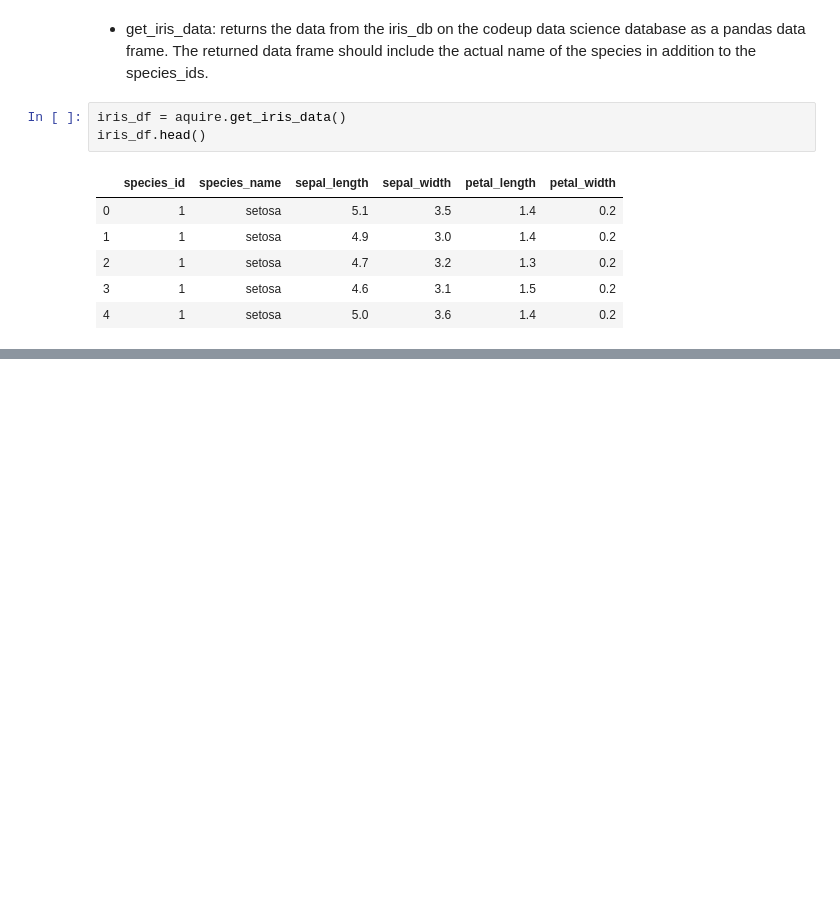
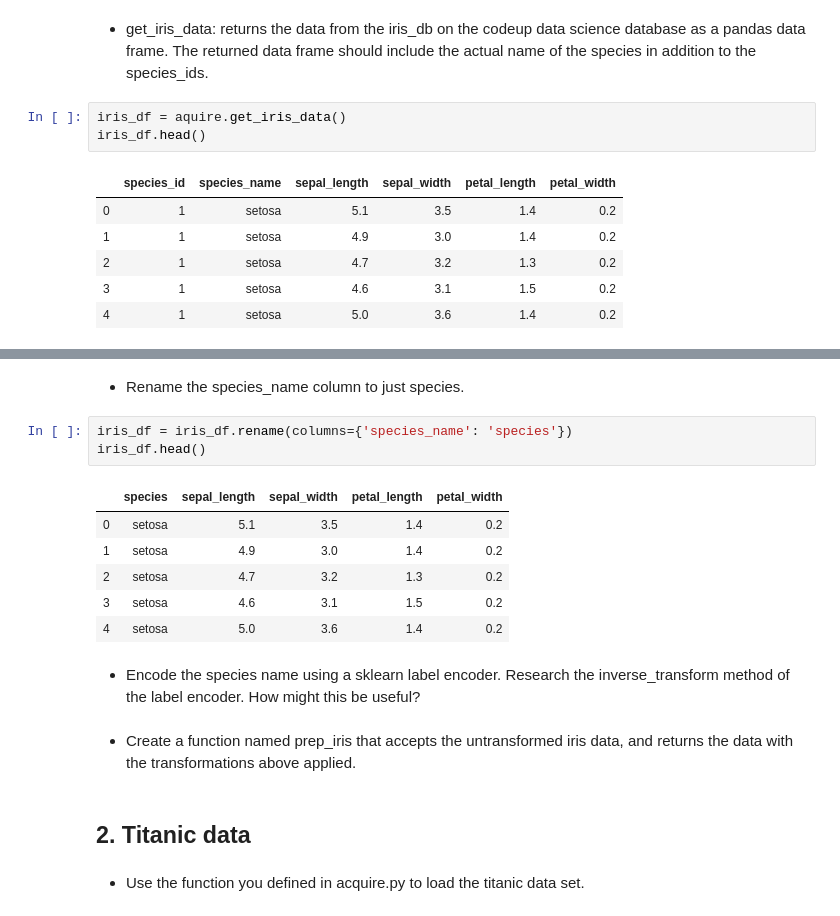
Before and after one commit to JadaShipp/ds-methodologies-exercises, a Jupyter notebook: classification/classification_exercises.ipynb, the cells around one changed output, grey strips where cells are left out. Cells and saved outputs as stored; diff of their text form; blank space fills up the shorter version.

Commit message:
Progress on prep in jupyter notebook and .py file

```diff
--- a/classification/classification_exercises.ipynb
+++ b/classification/classification_exercises.ipynb
@@ -335,0 +364,20 @@ iris_df.head()
+# %% [markdown]
+- Rename the species_name column to just species.
+# %%
+iris_df = iris_df.rename(columns={'species_name': 'species'})
+iris_df.head()
+# %% [output]
+|  | species | sepal_length | sepal_width | petal_length | petal_width |
+| 0 | setosa | 5.1 | 3.5 | 1.4 | 0.2 |
+| 1 | setosa | 4.9 | 3.0 | 1.4 | 0.2 |
+| 2 | setosa | 4.7 | 3.2 | 1.3 | 0.2 |
+| 3 | setosa | 4.6 | 3.1 | 1.5 | 0.2 |
+| 4 | setosa | 5.0 | 3.6 | 1.4 | 0.2 |
+# %% [markdown]
+- Encode the species name using a sklearn label encoder. Research the inverse_transform method of the label encoder. How might this be useful?
+# %% [markdown]
+- Create a function named prep_iris that accepts the untransformed iris data, and returns the data with the transformations above applied.
+# %% [markdown]
+## 2. Titanic data
+# %% [markdown]
+- Use the function you defined in acquire.py to load the titanic data set.
```
Also changed, not shown: parts of 11 cells of this notebook, 1 other file.
